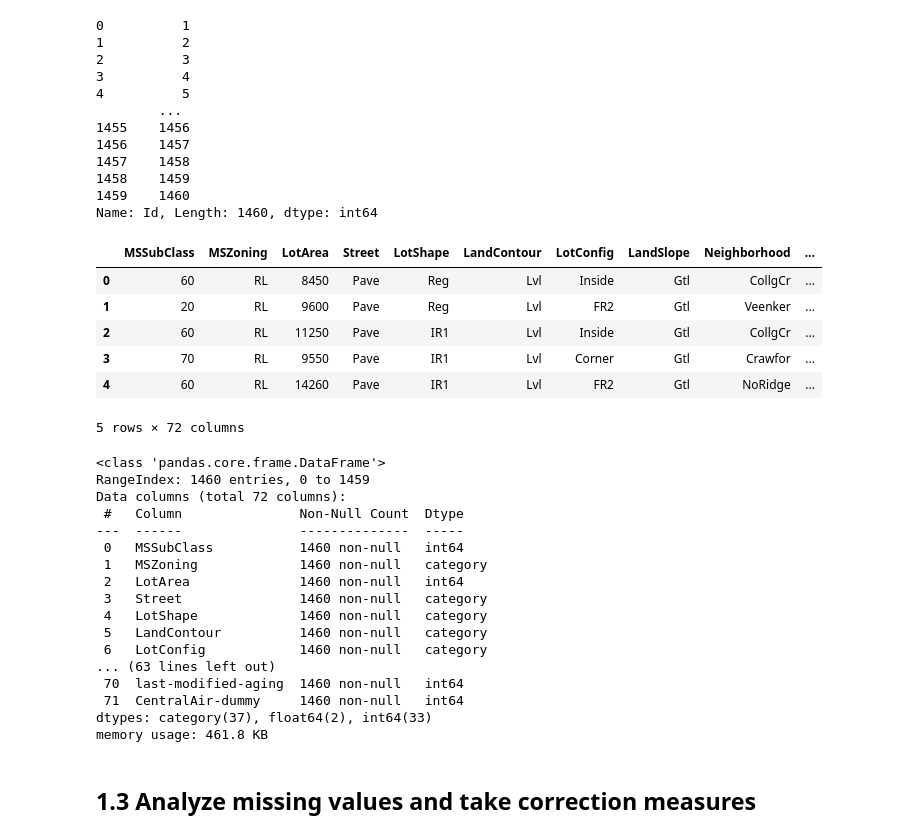
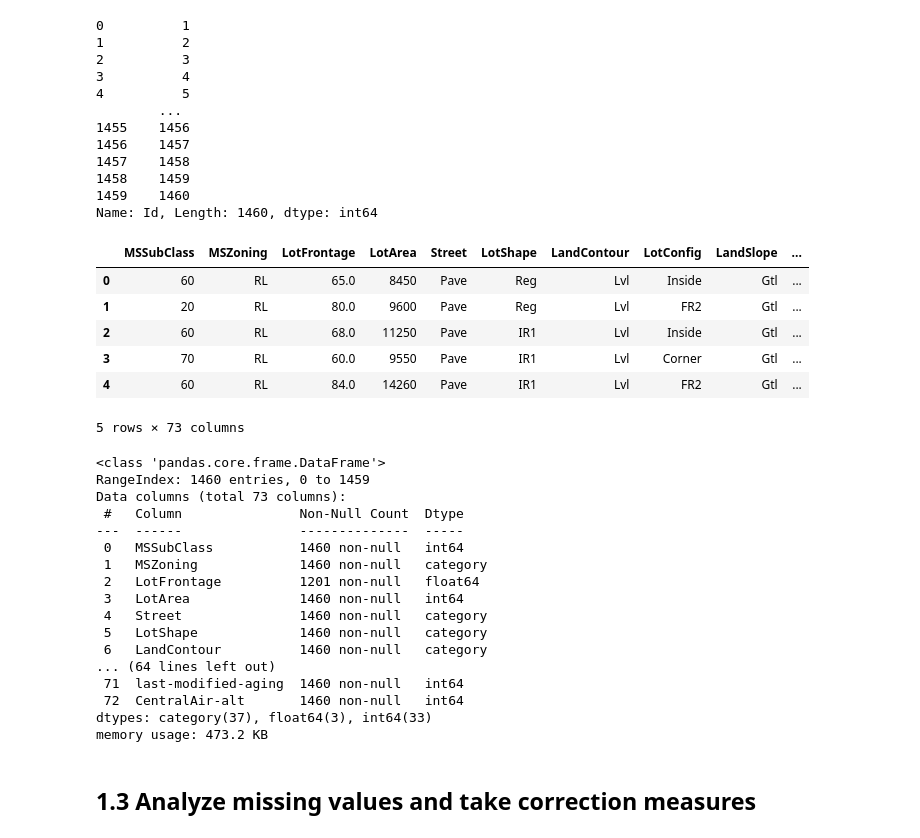
Before and after one commit to JamshedAhsan/house-price-prediction, a Jupyter notebook: Housing-Price-Prediction.ipynb, the cells around one changed output. Saved outputs shown, nothing was run; the diff lists cells and outputs as text; code cells hidden in the pictures.

```diff
--- a/Housing-Price-Prediction.ipynb
+++ b/Housing-Price-Prediction.ipynb
@@ -2178,8 +2128,8 @@ P      30
 Name: PavedDrive, dtype: int64
 # %%
 #let's convert column 'PavedDrive' as Categorical variable
-housing_data_08['PavedDrive'] = housing_data_08['PavedDrive'].astype('category')
-housing_data_08.info()
+housing_base_data['PavedDrive'] = housing_base_data['PavedDrive'].astype('category')
+housing_base_data.info()
 # %% [output]
 <class 'pandas.core.frame.DataFrame'>
 RangeIndex: 1460 entries, 0 to 1459
@@ -2225,8 +2175,8 @@ housing_data_08['MiscFeature'].isna().sum()
 ### Data Handling Action
 * let's drop this column
 # %%
-housing_data_09 = housing_data_08.drop(columns='MiscFeature', axis=1)
-housing_data_09.info()
+housing_base_data = housing_base_data.drop(columns='MiscFeature', axis=1)
+housing_base_data.info()
 # %% [output]
 <class 'pandas.core.frame.DataFrame'>
 RangeIndex: 1460 entries, 0 to 1459
@@ -2276,8 +2226,8 @@ Con         2
 Name: SaleType, dtype: int64
 # %%
 #let's convert the column 'SaleType' as categorical variable
-housing_data_09['SaleType'] = housing_data_09['SaleType'].astype('category')
-housing_data_09.info()
+housing_base_data['SaleType'] = housing_base_data['SaleType'].astype('category')
+housing_base_data.info()
 # %% [output]
 <class 'pandas.core.frame.DataFrame'>
 RangeIndex: 1460 entries, 0 to 1459
@@ -2323,8 +2273,8 @@ Alloca       12
 AdjLand       4
 Name: SaleCondition, dtype: int64
 # %%
-housing_data_09['SaleCondition'] = housing_data_09['SaleCondition'].astype('category')
-housing_data_09.info()
+housing_base_data['SaleCondition'] = housing_base_data['SaleCondition'].astype('category')
+housing_base_data.info()
 # %% [output]
 <class 'pandas.core.frame.DataFrame'>
 RangeIndex: 1460 entries, 0 to 1459
@@ -2361,36 +2311,36 @@ housing_data_09['Id']
 Name: Id, Length: 1460, dtype: int64
 # %%
 #since 'Id' is only identifier for each data entry; we can drop it
-housing_data_10 = housing_data_09.drop(columns='Id', axis=1)
-housing_data_10.head()
+housing_base_data = housing_base_data.drop(columns='Id', axis=1)
+housing_base_data.head()
 # %% [output]
-|  | MSSubClass | MSZoning | LotArea | Street | LotShape | LandContour | LotConfig | LandSlope | Neighborhood | ... |
-| 0 | 60 | RL | 8450 | Pave | Reg | Lvl | Inside | Gtl | CollgCr | ... |
-| 1 | 20 | RL | 9600 | Pave | Reg | Lvl | FR2 | Gtl | Veenker | ... |
-| 2 | 60 | RL | 11250 | Pave | IR1 | Lvl | Inside | Gtl | CollgCr | ... |
-| 3 | 70 | RL | 9550 | Pave | IR1 | Lvl | Corner | Gtl | Crawfor | ... |
-| 4 | 60 | RL | 14260 | Pave | IR1 | Lvl | FR2 | Gtl | NoRidge | ... |
+|  | MSSubClass | MSZoning | LotFrontage | LotArea | Street | LotShape | LandContour | LotConfig | LandSlope | ... |
+| 0 | 60 | RL | 65.0 | 8450 | Pave | Reg | Lvl | Inside | Gtl | ... |
+| 1 | 20 | RL | 80.0 | 9600 | Pave | Reg | Lvl | FR2 | Gtl | ... |
+| 2 | 60 | RL | 68.0 | 11250 | Pave | IR1 | Lvl | Inside | Gtl | ... |
+| 3 | 70 | RL | 60.0 | 9550 | Pave | IR1 | Lvl | Corner | Gtl | ... |
+| 4 | 60 | RL | 84.0 | 14260 | Pave | IR1 | Lvl | FR2 | Gtl | ... |
-5 rows × 72 columns
+5 rows × 73 columns
 # %%
-housing_data_10.info()
+housing_base_data.info()
 # %% [output]
 <class 'pandas.core.frame.DataFrame'>
 RangeIndex: 1460 entries, 0 to 1459
-Data columns (total 72 columns):
+Data columns (total 73 columns):
  #   Column               Non-Null Count  Dtype
 ---  ------               --------------  -----
  0   MSSubClass           1460 non-null   int64
  1   MSZoning             1460 non-null   category
- 2   LotArea              1460 non-null   int64
- 3   Street               1460 non-null   category
- 4   LotShape             1460 non-null   category
- 5   LandContour          1460 non-null   category
- 6   LotConfig            1460 non-null   category
-... (63 lines left out)
- 70  last-modified-aging  1460 non-null   int64
- 71  CentralAir-dummy     1460 non-null   int64
-dtypes: category(37), float64(2), int64(33)
-memory usage: 461.8 KB
+ 2   LotFrontage          1201 non-null   float64
+ 3   LotArea              1460 non-null   int64
+ 4   Street               1460 non-null   category
+ 5   LotShape             1460 non-null   category
+ 6   LandContour          1460 non-null   category
+... (64 lines left out)
+ 71  last-modified-aging  1460 non-null   int64
+ 72  CentralAir-alt       1460 non-null   int64
+dtypes: category(37), float64(3), int64(33)
+memory usage: 473.2 KB
 # %% [markdown]
 ## 1.3 Analyze missing values and take correction measures
 # %%
```
Also changed, not shown: parts of 227 cells of this notebook.
